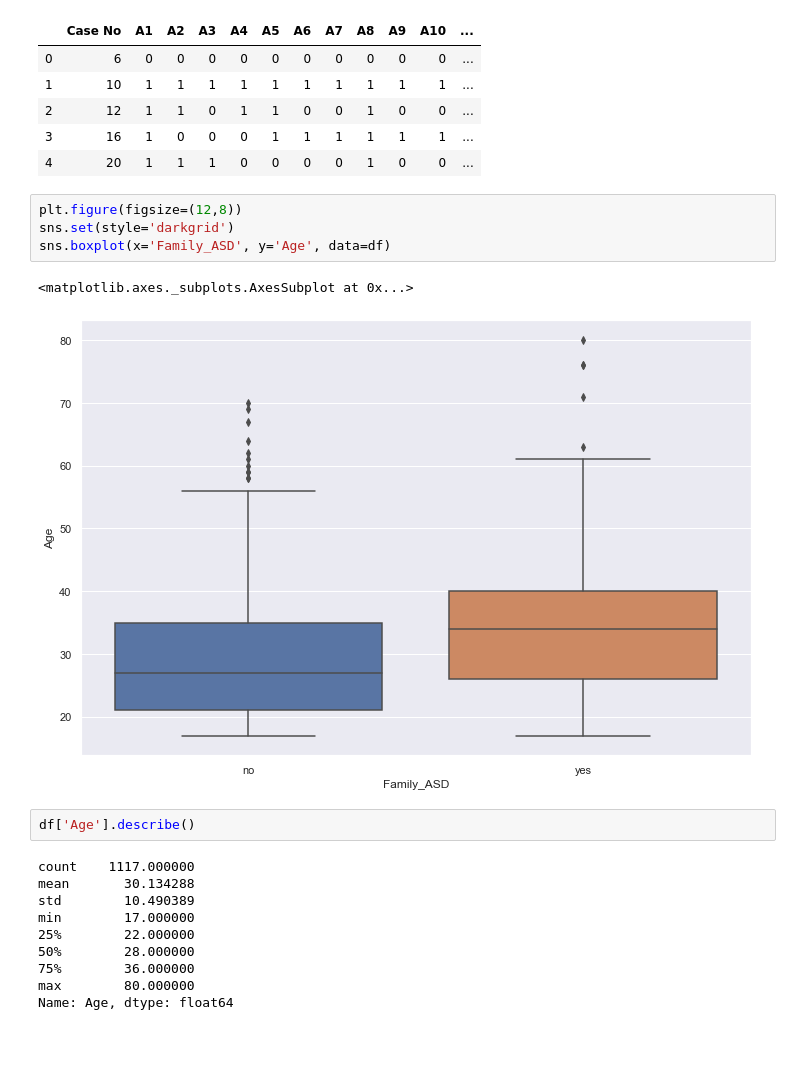
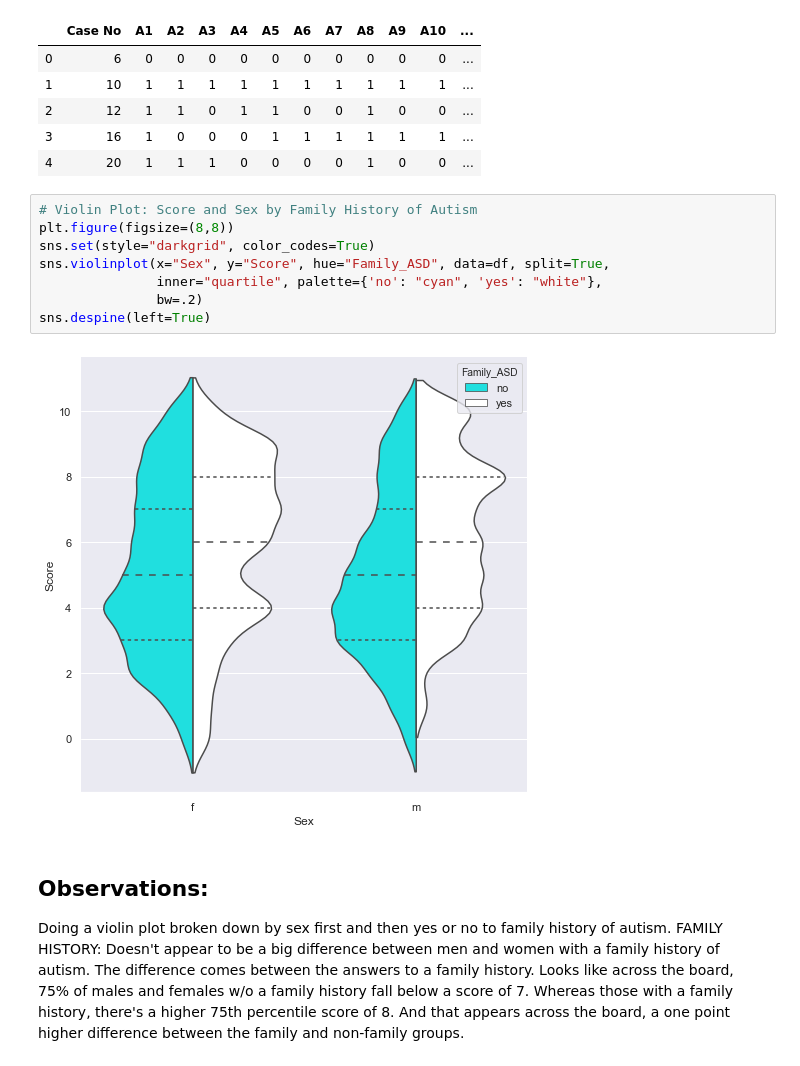
Before and after one commit to makeller234/asd_machine_learning, a Jupyter notebook: Untitled.ipynb, the cells around one changed output. Drawn from its saved outputs; the diff is of its cells as text.

Commit message:
have a violin chart with some observations, have to figure out where to go next

```diff
--- a/Untitled.ipynb
+++ b/Untitled.ipynb
@@ -24,22 +24,17 @@ df.head()
 | 2 | 12 | 1 | 1 | 0 | 1 | 1 | 0 | 0 | 1 | 0 | 0 | ... |
 | 3 | 16 | 1 | 0 | 0 | 0 | 1 | 1 | 1 | 1 | 1 | 1 | ... |
 | 4 | 20 | 1 | 1 | 1 | 0 | 0 | 0 | 0 | 1 | 0 | 0 | ... |
-# %%
-plt.figure(figsize=(12,8))
-sns.set(style='darkgrid')
-sns.boxplot(x='Family_ASD', y='Age', data=df)
-# %% [output]
-<matplotlib.axes._subplots.AxesSubplot at 0x...>
-[figure, removed]
-# %%
-df['Age'].describe()
-# %% [output]
-count    1117.000000
-mean       30.134288
-std        10.490389
-min        17.000000
-25%        22.000000
-50%        28.000000
-75%        36.000000
-max        80.000000
-Name: Age, dtype: float64
+# %%
+# Violin Plot: Score and Sex by Family History of Autism
+plt.figure(figsize=(8,8))
+sns.set(style="darkgrid", color_codes=True)
+sns.violinplot(x="Sex", y="Score", hue="Family_ASD", data=df, split=True,
+               inner="quartile", palette={'no': "cyan", 'yes': "white"},
+               bw=.2)
+sns.despine(left=True)
+# %% [output]
+[figure, added]
+# %% [markdown]
+## Observations:
+Doing a violin plot broken down by sex first and then yes or no to family history of autism.
+FAMILY HISTORY: Doesn't appear to be a big difference between men and women with a family history of autism.  The difference comes between the answers to a family history.  Looks like across the board, 75% of males and females w/o a family history fall below a score of 7.  Whereas those with a family history, there's a higher 75th percentile score of 8.  And that appears across the board, a one point higher difference between the family and non-family groups.
```
